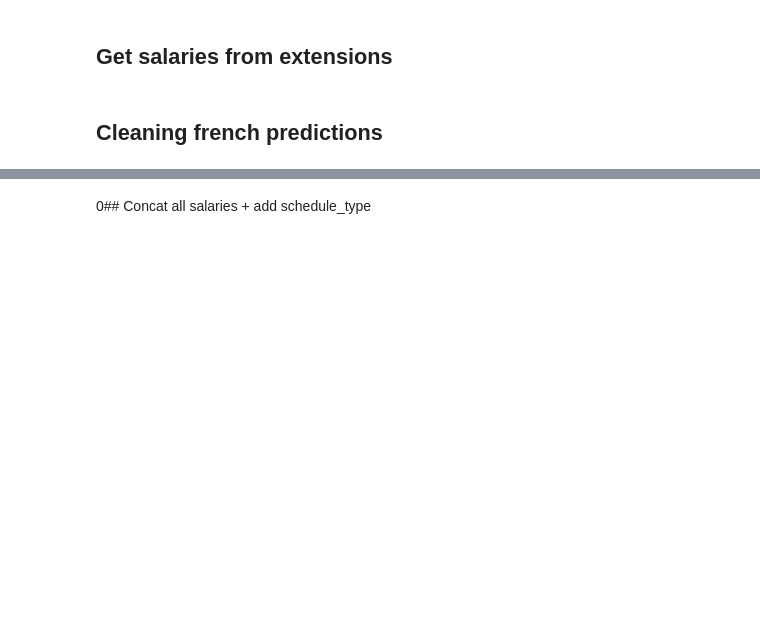
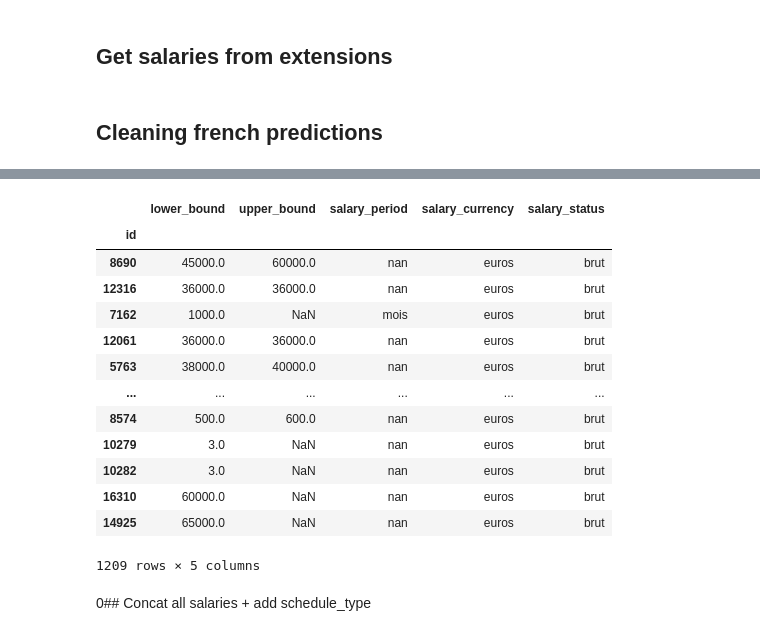
Before and after one commit to Axelrda/gg_job_search, a Jupyter notebook: notebooks/salary_cleaning.ipynb, the cells around one changed output, grey strips where cells are left out. Drawn from its saved outputs; the diff is of its cells as text; code cells hidden in the pictures; blank space fills up the shorter version.

```diff
--- a/notebooks/salary_cleaning.ipynb
+++ b/notebooks/salary_cleaning.ipynb
@@ -128,3 +198,5 @@ pred_slr_infos = pd.concat([pred_salary_period, pred_salary_currency, pred_salar
+# %%
+pred_slr_infos = pd.merge(pred_slr_infos, pred_context, on='id')
 # %%
 # remove prediction w/ "Pas de salaire précisé" in it
 pred_fr = pred_fr[~pred_fr['prediction_text'].str.contains(r'pas de salaire', case=False)]
@@ -163,10 +235,10 @@ df.prediction_text = df.prediction_text.str.replace(r' \bet\b |\bet\b', ' a ', r
 df.prediction_text = df.prediction_text.str.replace(r'([0-9]) (/) ([0-9])', r'\1 a \3', regex=True)
 df.prediction_text = df.prediction_text.str.replace(r'([0-9])(/)([0-9])', r'\1 a \3', regex=True)
 df.prediction_text = df.prediction_text.str.replace(r'([a-z]) (/) ([a-z])|([a-z€])(/)([a-z€])', r'\4 par \6', regex=True)
-df.prediction_text = df.prediction_text.str.replace(r'+', '', regex=True)
-df.prediction_text = df.prediction_text.str.replace(r'(', '', regex=True)
-df.prediction_text = df.prediction_text.str.replace(r'?', '', regex=True)
-df.prediction_text = df.prediction_text.str.replace(r')', '', regex=True)
+df.prediction_text = df.prediction_text.str.replace(r'\+', '', regex=True)
+df.prediction_text = df.prediction_text.str.replace(r'\(', '', regex=True)
+df.prediction_text = df.prediction_text.str.replace(r'\?', '', regex=True)
+df.prediction_text = df.prediction_text.str.replace(r'\)', '', regex=True)
 df.prediction_text = df.prediction_text.str.replace(r'\|~', '', regex=True)
 df.prediction_text = df.prediction_text.str.replace(r'de', '', regex=True)
 df.prediction_text = df.prediction_text.str.replace(r'mensuel', 'par mois', regex=True)
@@ -207,17 +286,11 @@ df.prediction_text = df.prediction_text.str.replace(r'(?P<first>[0-9][0-9]000)(?
 # %%
-# keep digits only
-pred_slr_df = df.prediction_text.str.split(' ', expand=True)
-pred_slr_df = pred_slr_df.applymap(lambda x: pp.rm_non_digits(x))
-
-# report all values into 2 columns
-pred_slr_df = pred_slr_df.fillna(method='bfill', axis=1).iloc[:,0:2].rename(columns={0:'lower_bound', 1:'upper_bound'})
 
 discrete_pred_salaries = pred_slr_df[pred_slr_df.upper_bound.isnull()].iloc[:,0]
 range_pred_salaries = pred_slr_df.drop(discrete_pred_salaries.index, axis=0)
 meaned_pred_salaries = range_pred_salaries[['lower_bound', 'upper_bound']].mean(axis=1)
 
 # concat all discrete salaries
-prediction_salaries = pd.concat([discrete_pred_salaries, meaned_pred_salaries], axis=0).to_frame('salaries')
+#prediction_salaries = pd.concat([discrete_pred_salaries, meaned_pred_salaries], axis=0).to_frame('salaries')
 
 # merge w/ currency, period and status infos
-prediction_salaries = prediction_salaries.merge(pred_slr_infos, left_index=True, right_index=True, how='left')
+prediction_salaries = pred_slr_df.merge(pred_slr_infos, on='id', how='left')
@@ -231,3 +304,27 @@ Int64Index([7162, 5080, 7206, 3061, 9306, 10991, 9903, 7868, 11477, 15234], dtyp
+# %%
+#
+
+
+#description = predicted_salaries.context.iloc[pred_slr_df.index]
+
+#pd.concat([pred_slr_df, description], axis=1)
+
+prediction_salaries
+# %% [output]
+|  | lower_bound | upper_bound | salary_period | salary_currency | salary_status |
+| id |  |  |  |  |  |
+| 8690 | 45000.0 | 60000.0 | nan | euros | brut |
+| 12316 | 36000.0 | 36000.0 | nan | euros | brut |
+| 7162 | 1000.0 | NaN | mois | euros | brut |
+| 12061 | 36000.0 | 36000.0 | nan | euros | brut |
+| 5763 | 38000.0 | 40000.0 | nan | euros | brut |
+| ... | ... | ... | ... | ... | ... |
+| 8574 | 500.0 | 600.0 | nan | euros | brut |
+| 10279 | 3.0 | NaN | nan | euros | brut |
+| 10282 | 3.0 | NaN | nan | euros | brut |
+| 16310 | 60000.0 | NaN | nan | euros | brut |
+| 14925 | 65000.0 | NaN | nan | euros | brut |
+1209 rows × 5 columns
 # %% [markdown]
 0## Concat all salaries + add schedule_type
 # %%
```
Also changed, not shown: parts of 14 cells of this notebook, 4 other files.
